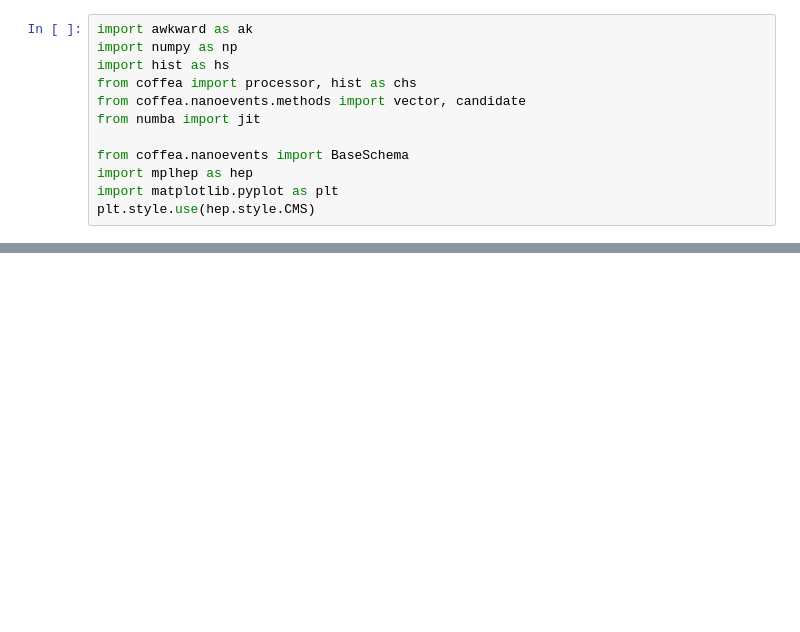
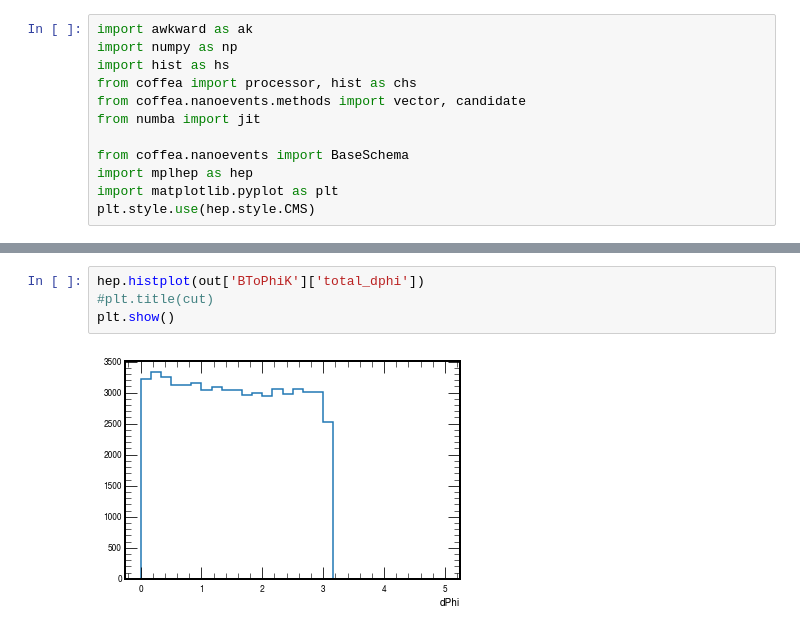
Before and after one commit to AnthonyAportela/LLPs, a Jupyter notebook: notebooks/BToPhiK/cutflow.ipynb, the cells around one changed output, grey strips where cells are left out. Cells and saved outputs as stored; diff of their text form; blank space fills up the shorter version.

```diff
--- a/notebooks/BToPhiK/cutflow.ipynb
+++ b/notebooks/BToPhiK/cutflow.ipynb
@@ -176,0 +194,6 @@ out
+# %%
+hep.histplot(out['BToPhiK']['total_dphi'])
+#plt.title(cut)
+plt.show()
+# %% [output]
+[figure, added]
```
Also changed, not shown: parts of 5 cells of this notebook, 2 other files.
